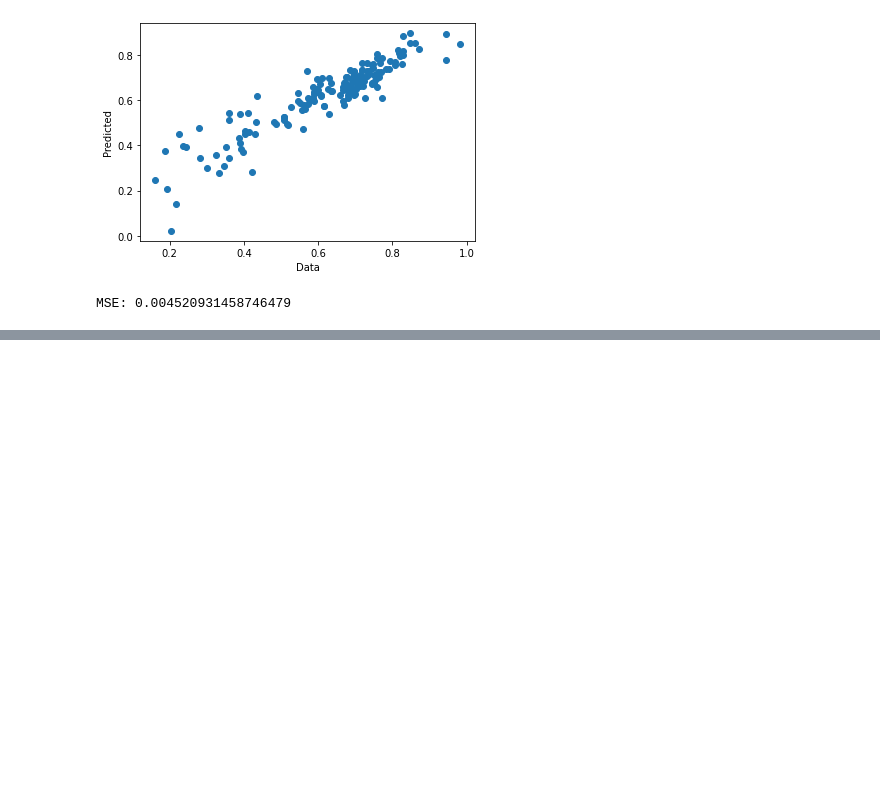
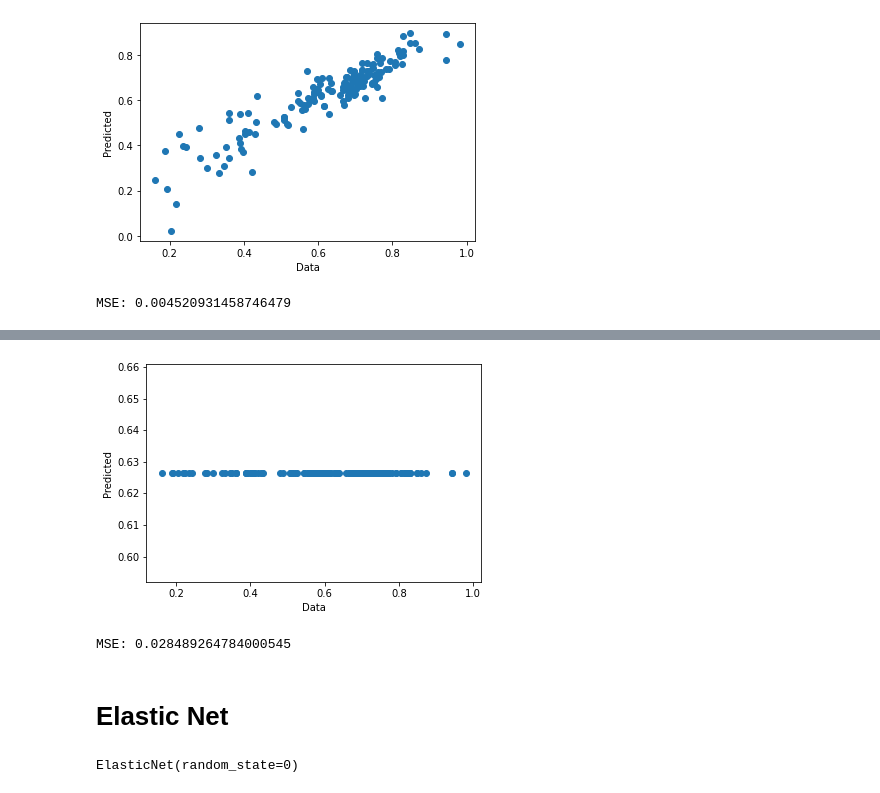
Before and after one commit to wushuoran/COMP0055GroupCW, a Jupyter notebook: TestFile1.ipynb, the cells around one changed output, grey strips where cells are left out. Cells and saved outputs as stored; diff of their text form; code cells hidden in the pictures; blank space fills up the shorter version.

```diff
--- a/TestFile1.ipynb
+++ b/TestFile1.ipynb
@@ -123,0 +153,17 @@ MSE: 0.004520931458746479
+# %%
+y_pred = lasso_reg.predict(test_X)
+plt.scatter(test_y, y_pred)
+plt.xlabel("Data")
+plt.ylabel("Predicted")
+plt.show()
+print("MSE: " + str(mean_squared_error(test_y, y_pred)))
+# %% [output]
+[figure, added]
+MSE: 0.028489264784000545
+# %% [markdown]
+# Elastic Net
+# %%
+en = ElasticNet(random_state=0)
+en.fit(train_X, train_y)
+# %% [output]
+ElasticNet(random_state=0)
```
Also changed, not shown: parts of 14 cells of this notebook.
